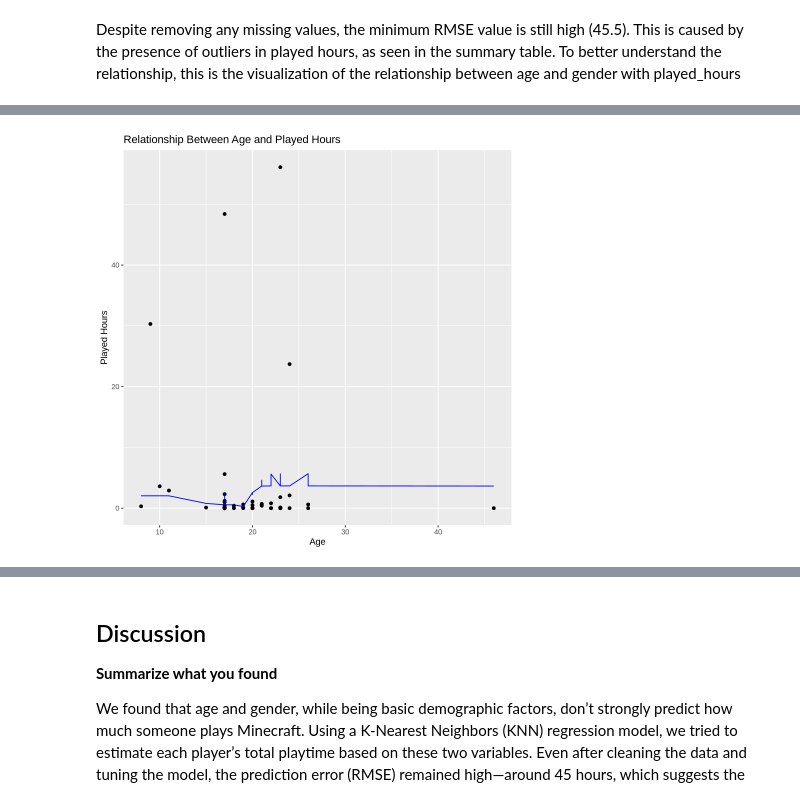
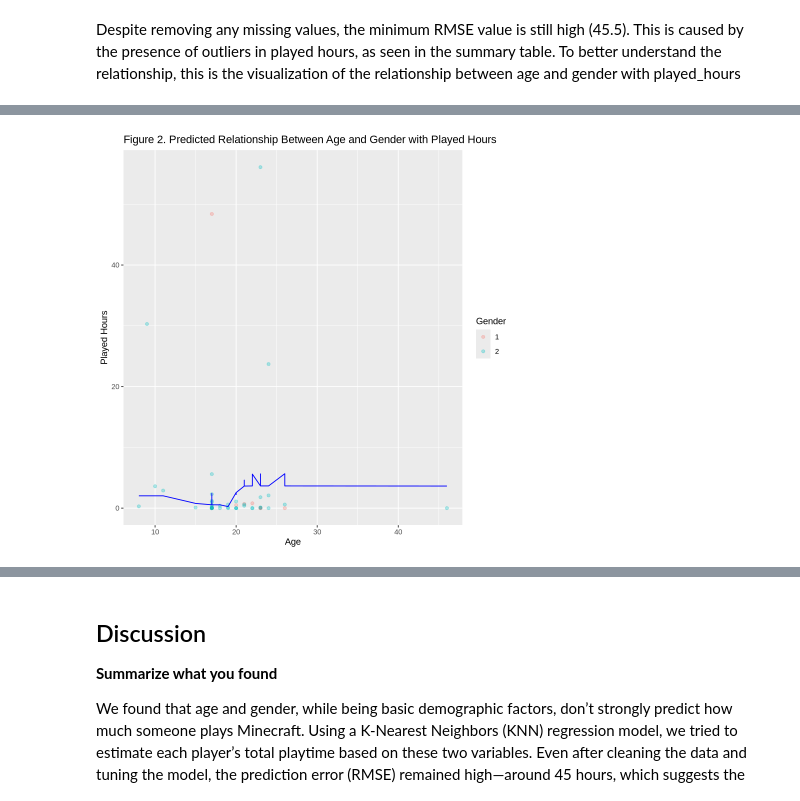
Before and after one commit to hy-008/dsci_project_1, a Jupyter notebook: dsci_final_project.ipynb, the cells around one changed output, grey strips where cells are left out. Saved outputs shown, nothing was run; the diff lists cells and outputs as text; code cells hidden in the pictures.

```diff
--- a/dsci_final_project.ipynb
+++ b/dsci_final_project.ipynb
@@ -246,19 +249,20 @@ relationship between age and gender with played_hours
 # %%
 options(repr.plot.width = 7, repr.plot.height = 7)
 
 player_preds <- player_best_fit |>
 predict(new_data = player_training) |>
 bind_cols(player_training)
 
-player_plot <- ggplot(player_preds, aes(x = Age, y = played_hours)) +
-geom_point() +
-geom_line(aes(x = Age, y = .pred), color = "blue") +
+player_plot <- ggplot(player_preds, aes(x = Age, y = played_hours, color = as.factor(gender))) +
+geom_point(alpha = 0.3) +
+geom_line(aes(x = Age, y = .pred, color = gender), color = "blue") +
 labs(
-    title = "Relationship Between Age and Played Hours",
+    title = "Figure 2. Predicted Relationship Between Age and Gender with Played Hours ",
     x = "Age",
-    y = "Played Hours"
+    y = "Played Hours",
+    color = "Gender"
 )
 
 player_plot
 # %% [output]
-[figure, old version]
+[figure, new version]
```
Also changed, not shown: parts of 7 cells of this notebook.
